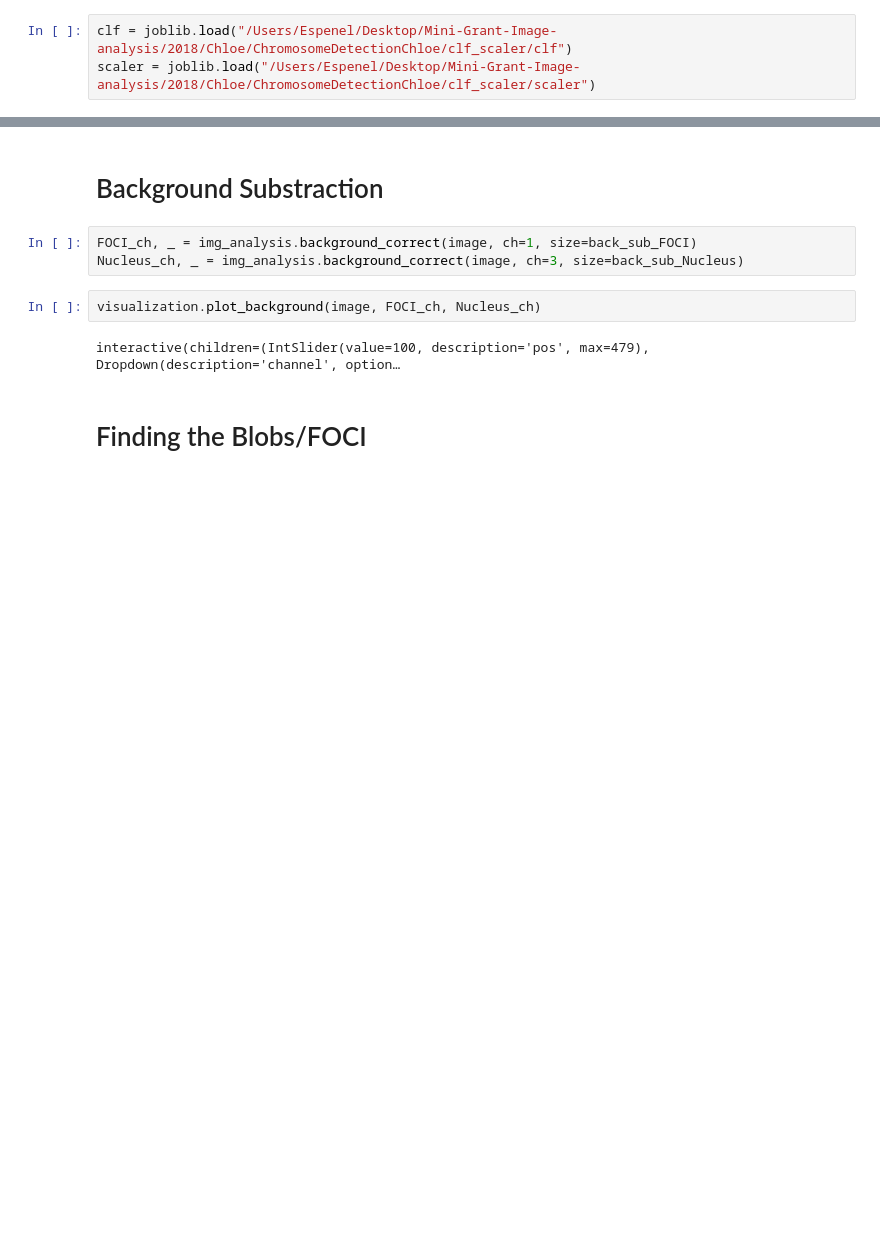
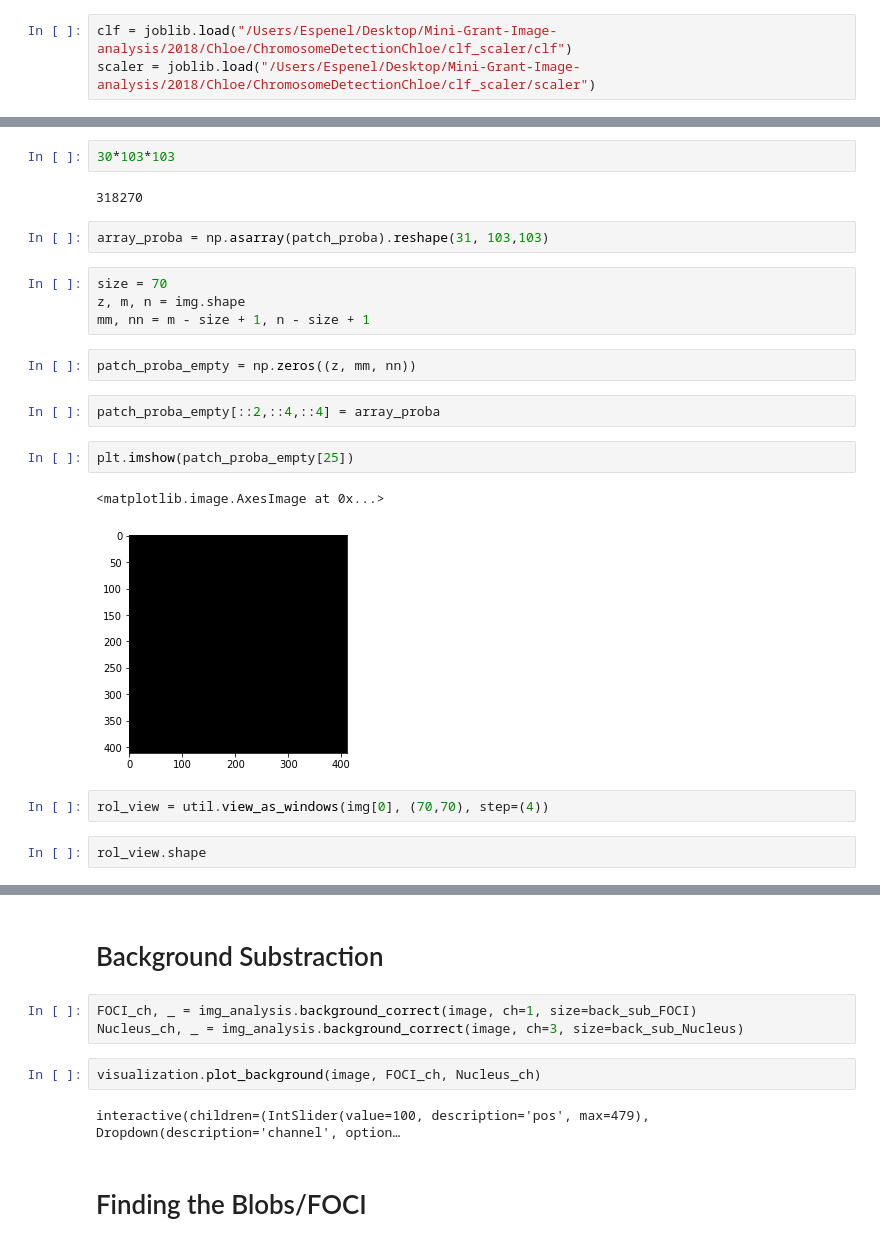
Before and after one commit to bioimage-analysis/Chloe_Chromosome_detection, a Jupyter notebook: notebook/analysis_data_Chloe.ipynb, the cells around one changed output, grey strips where cells are left out. Saved outputs shown, nothing was run; the diff lists cells and outputs as text; blank space fills up the shorter version.

```diff
--- a/notebook/analysis_data_Chloe.ipynb
+++ b/notebook/analysis_data_Chloe.ipynb
@@ -107,0 +236,23 @@ scaler = joblib.load("/Users/Espenel/Desktop/Mini-Grant-Image-analysis/2018/Chlo
+# %%
+30*103*103
+# %% [output]
+318270
+# %%
+array_proba = np.asarray(patch_proba).reshape(31, 103,103)
+# %%
+size = 70
+z, m, n = img.shape
+mm, nn = m - size + 1, n - size + 1
+# %%
+patch_proba_empty = np.zeros((z, mm, nn))
+# %%
+patch_proba_empty[::2,::4,::4] = array_proba
+# %%
+plt.imshow(patch_proba_empty[25])
+# %% [output]
+<matplotlib.image.AxesImage at 0x...>
+[figure, added]
+# %%
+rol_view = util.view_as_windows(img[0], (70,70), step=(4))
+# %%
+rol_view.shape
```
Also changed, not shown: parts of 93 cells of this notebook, 6 other files.
